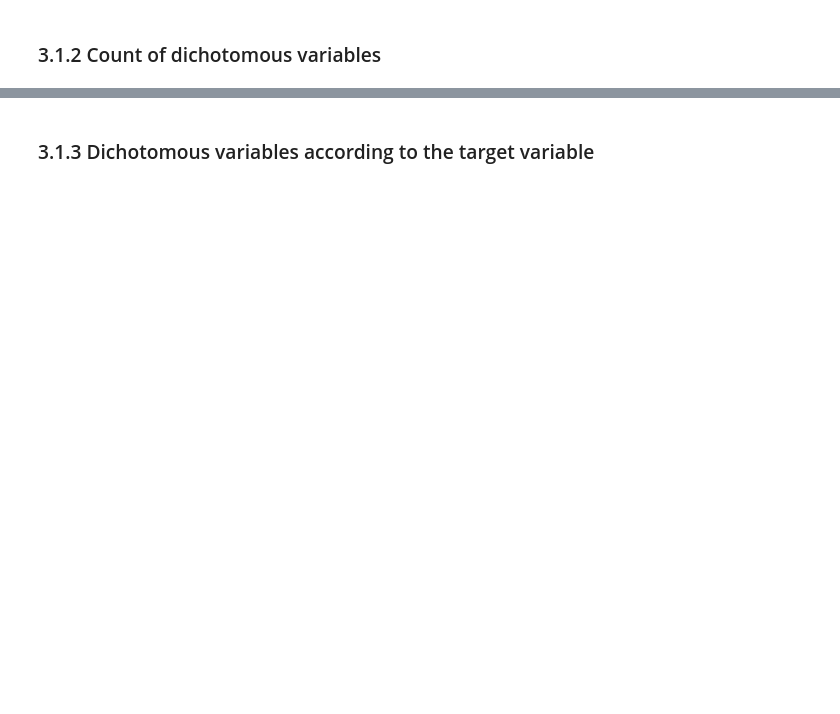
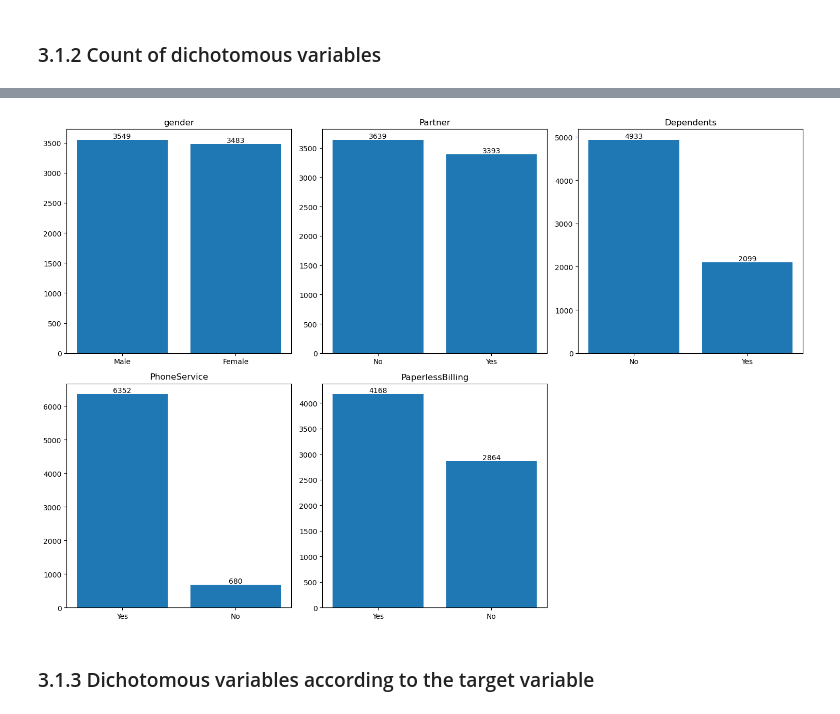
Before and after one commit to makina0928/Getting-started-with-ML, a Jupyter notebook: EDA_ML.ipynb, the cells around one changed output, grey strips where cells are left out. Drawn from its saved outputs; the diff is of its cells as text; code cells hidden in the pictures; blank space fills up the shorter version.

```diff
--- a/EDA_ML.ipynb
+++ b/EDA_ML.ipynb
@@ -611,3 +540,35 @@ plt.show()
+# %%
+import matplotlib.pyplot as plt
+valid_categories = ['gender','Partner', 'Dependents', 'PhoneService','PaperlessBilling']
+# Calculate the value counts for each category
+counts = {}
+for category in valid_categories:
+    counts[category] = df[category].value_counts()
+
+# Create a figure with subplots
+num_rows = (len(valid_categories) + 2) // 3  # Calculate the number of subplot rows
+fig, axs = plt.subplots(num_rows, 3, figsize=(15, 5 * num_rows))
+
+# Plot the bar charts
+for i, category in enumerate(valid_categories):
+    ax = axs[i // 3, i % 3]
+    ax.bar(counts[category].index, counts[category].values)
+    ax.set_title(category)
+    for j, count in enumerate(counts[category].values):
+        ax.text(j, count, str(count), ha='center', va='bottom')
+
+# Remove empty subplots if any
+empty_subplots = axs.flatten()[len(valid_categories):]
+for subplot in empty_subplots:
+    subplot.remove()
+
+# Adjust the spacing between subplots
+fig.tight_layout()
+
+# Show the plot
+plt.show()
+# %% [output]
+[figure, added]
 # %% [markdown]
 ### 3.1.3 Dichotomous variables according to the target variable
 # %%
```
Also changed, not shown: parts of 14 cells of this notebook, 4 other files.
